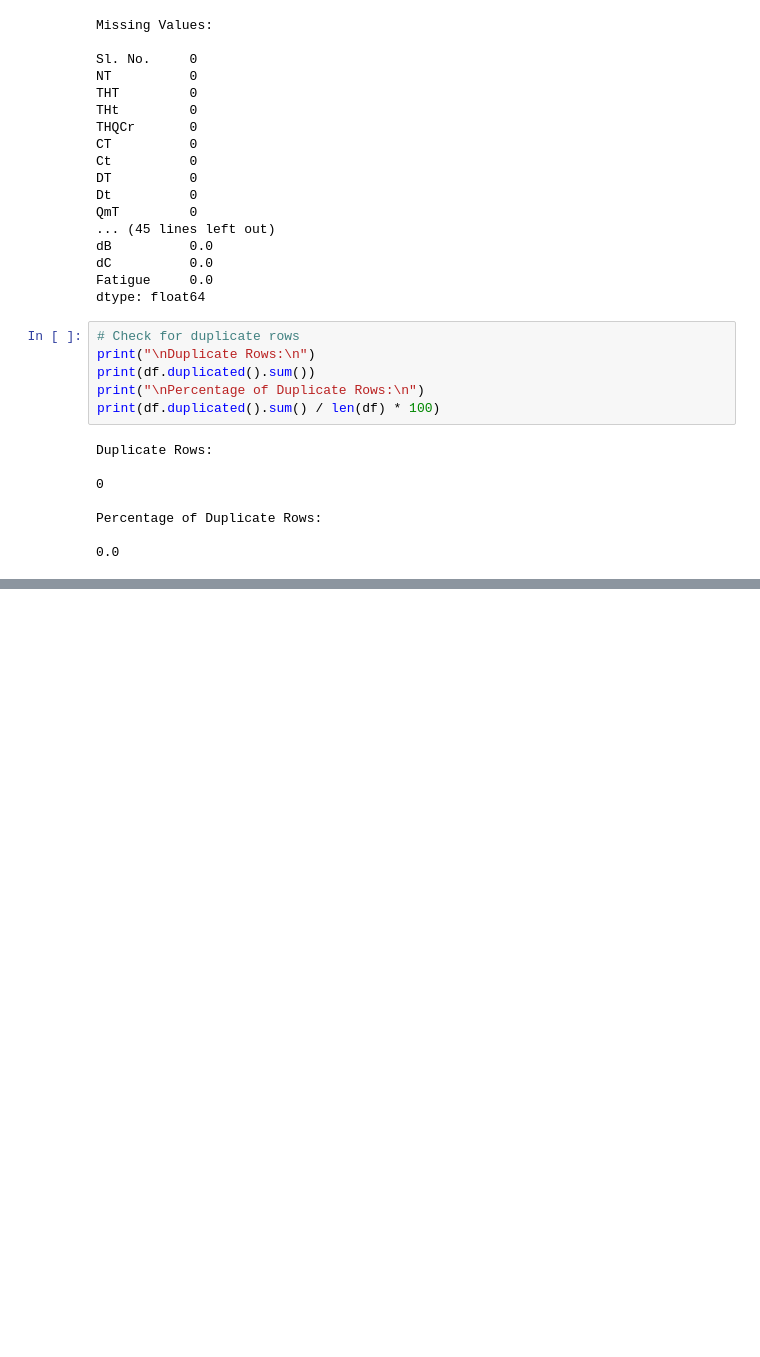
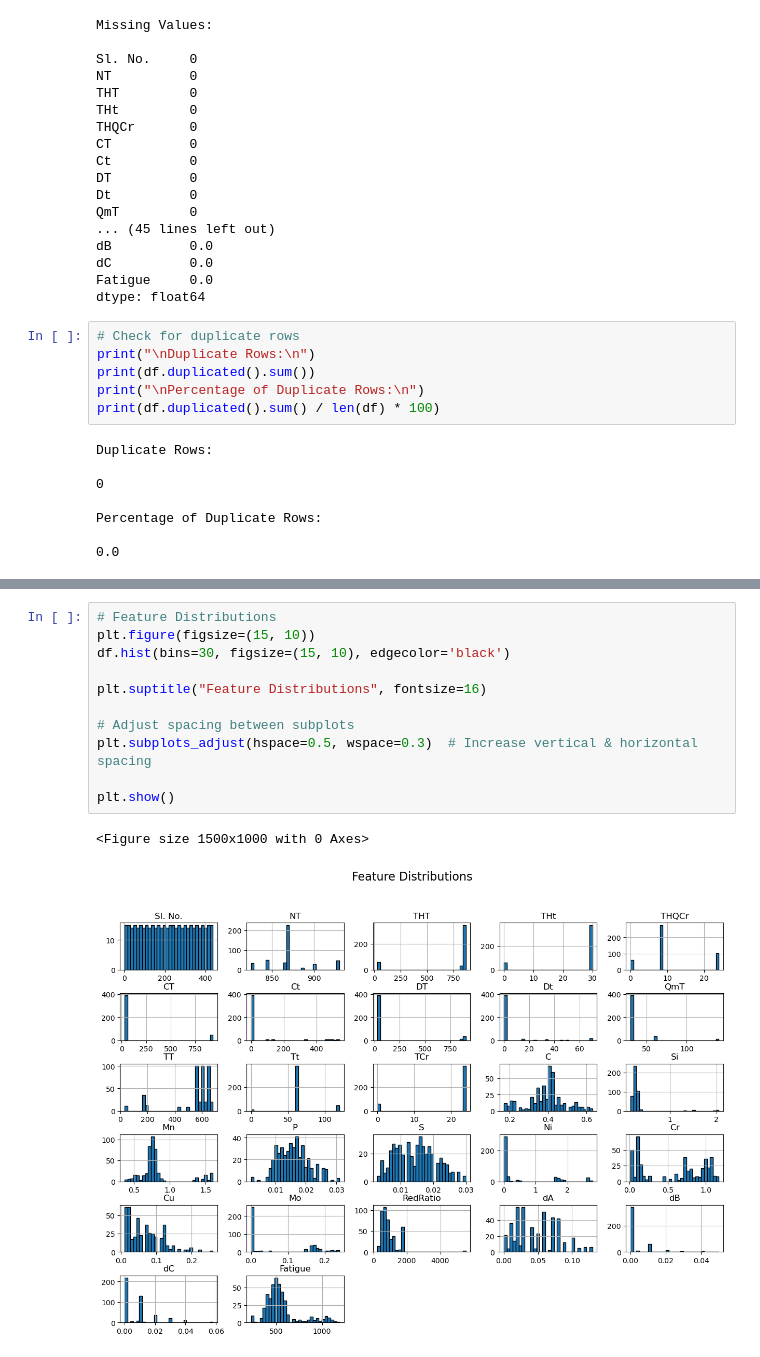
Before and after one commit to ilanrosc/steel-fatigue-prediction, a Jupyter notebook: notebooks/eda.ipynb, the cells around one changed output, grey strips where cells are left out. Drawn from its saved outputs; the diff is of its cells as text; blank space fills up the shorter version.

```diff
--- a/notebooks/eda.ipynb
+++ b/notebooks/eda.ipynb
@@ -94,0 +134,14 @@ max      0.130000    0.050000    0.058000  1190.000000
+# %%
+# Feature Distributions
+plt.figure(figsize=(15, 10))
+df.hist(bins=30, figsize=(15, 10), edgecolor='black')
+
+plt.suptitle("Feature Distributions", fontsize=16)
+
+# Adjust spacing between subplots
+plt.subplots_adjust(hspace=0.5, wspace=0.3)  # Increase vertical & horizontal spacing
+
+plt.show()
+# %% [output]
+<Figure size 1500x1000 with 0 Axes>
+[figure, added]
```
Also changed, not shown: parts of 8 cells of this notebook, 2 other files.
